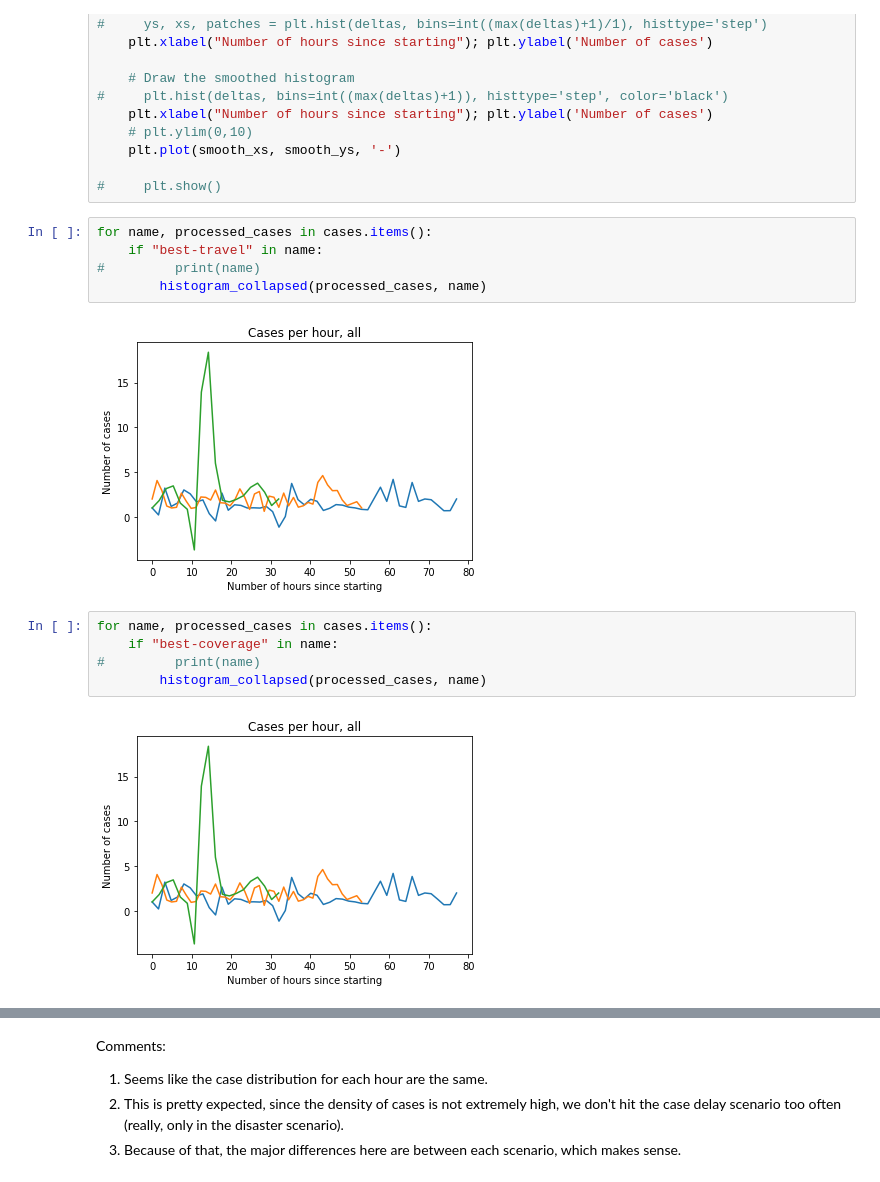
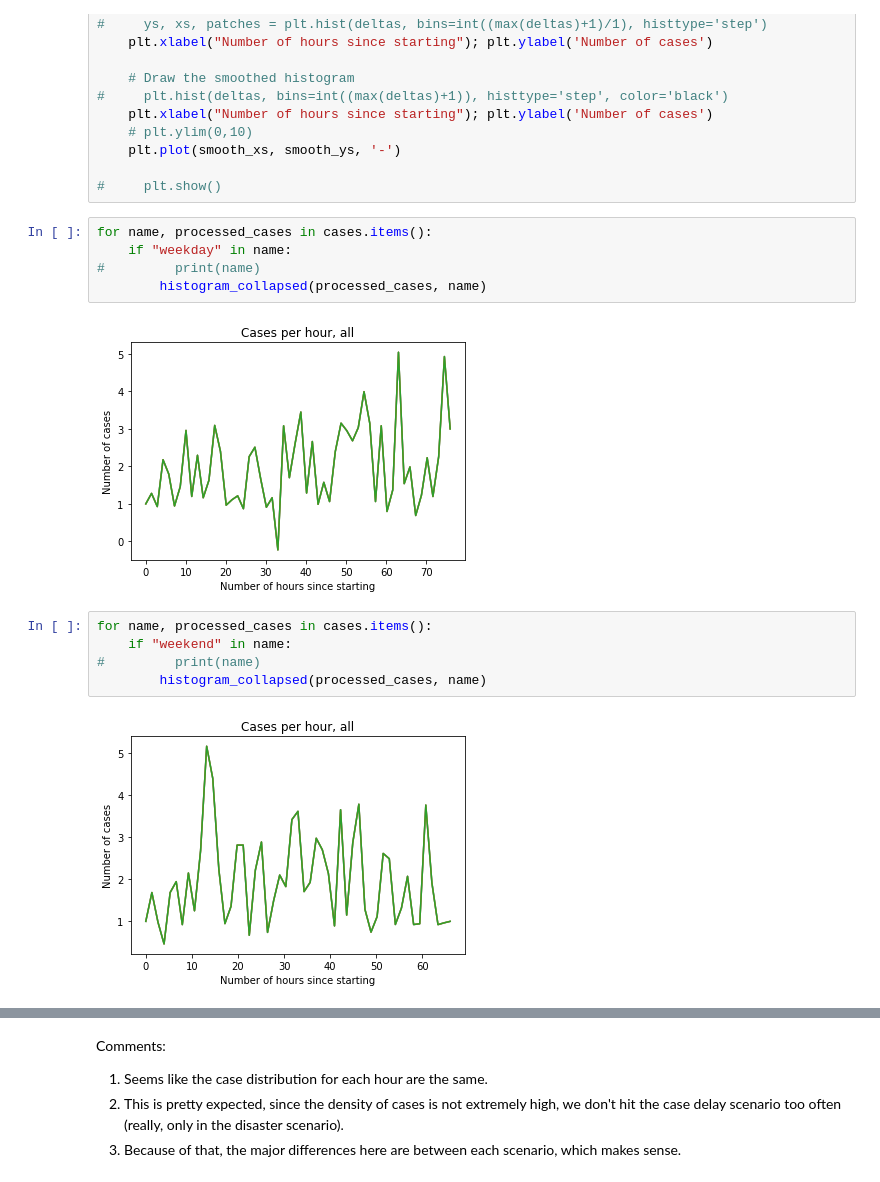
Before and after one commit to EMSTrack/Algorithms, a Jupyter notebook: rct-simulation-v3-all-scenarios-and-policies.ipynb, the cells around one changed output, grey strips where cells are left out. Drawn from its saved outputs; the diff is of its cells as text.

```diff
--- a/rct-simulation-v3-all-scenarios-and-policies.ipynb
+++ b/rct-simulation-v3-all-scenarios-and-policies.ipynb
@@ -245,17 +245,17 @@ def histogram_collapsed(processed_cases, name):
 #     plt.show()
 # %%
 for name, processed_cases in cases.items():
-    if "best-travel" in name:
+    if "weekday" in name:
 #         print(name)
         histogram_collapsed(processed_cases, name)
 # %% [output]
-[figure, old version]
+[figure, new version]
 # %%
 for name, processed_cases in cases.items():
-    if "best-coverage" in name:
+    if "weekend" in name:
 #         print(name)
         histogram_collapsed(processed_cases, name)
 # %% [output]
-[figure, old version]
+[figure, new version]
 # %%
 for name, processed_cases in cases.items():
```
Also changed, not shown: parts of 9 cells of this notebook, 9 other files.
